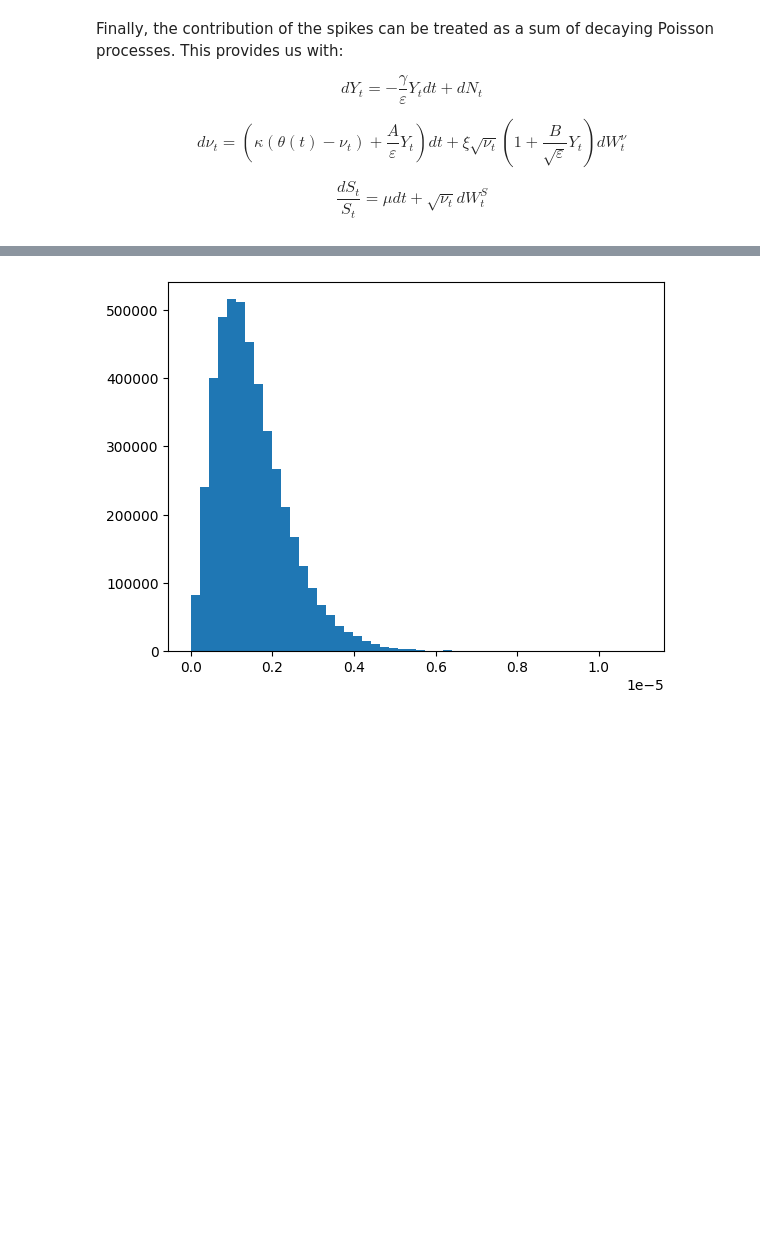
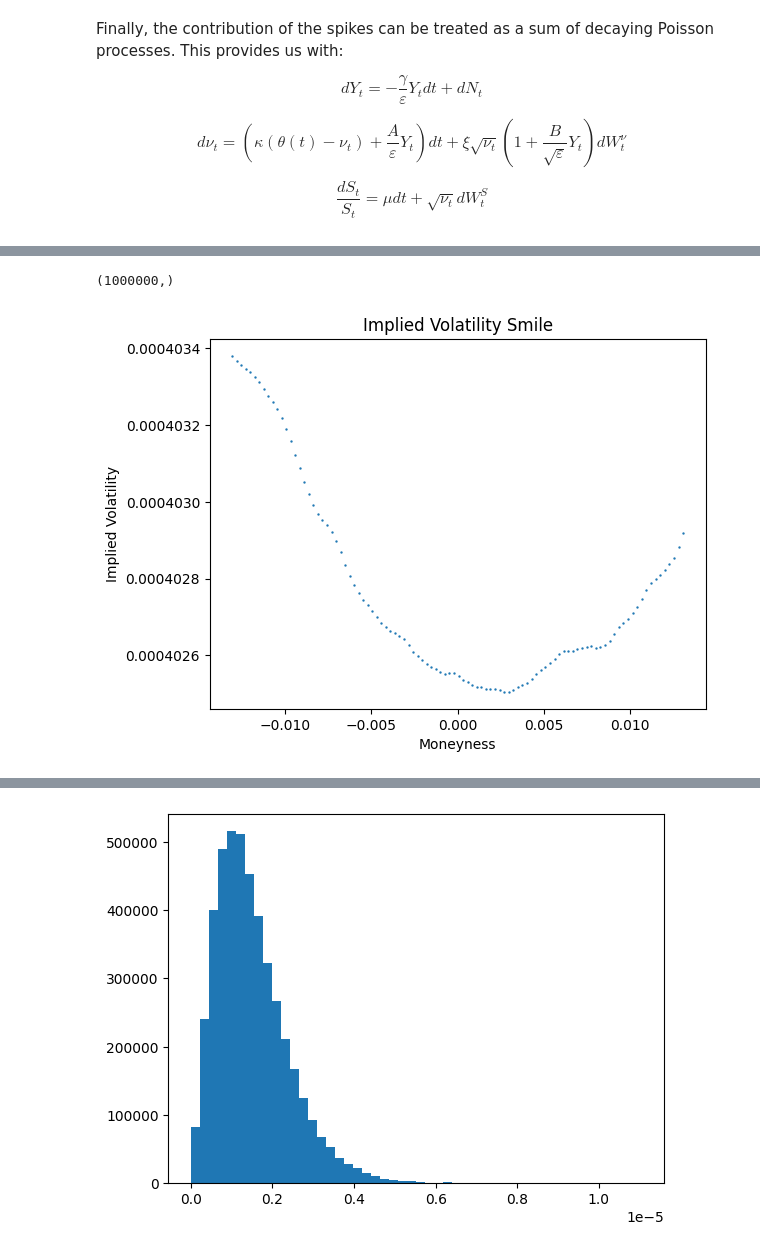
Before and after one commit to thomaskf99/m86, a Jupyter notebook: boundary_layer.ipynb, the cells around one changed output, grey strips where cells are left out. Drawn from its saved outputs; the diff is of its cells as text; code cells hidden in the pictures; blank space fills up the shorter version.

Commit message:
updated the boundary layer IV smile

```diff
--- a/boundary_layer.ipynb
+++ b/boundary_layer.ipynb
@@ -180 +181,52 @@ for i in tqdm(range(100000)):
     final_var[i] = j[1][-1]
+# %%
+final_vals.shape
+# %% [output]
+(1000000,)
+# %%
+import numpy as np
+import matplotlib.pyplot as plt
+from scipy.stats import norm
+from scipy.optimize import brentq
+
+# Inputs (make sure these already exist)
+S0 = np.mean(final_vals)  # or your actual initial stock price
+r = 0.0                   # risk-free rate
+T = 390.0                   # maturity (adjust if needed)
+
+# Strike grid
+K_vals = np.linspace(np.percentile(final_vals, 5), np.percentile(final_vals, 95), 100)
+
+# Monte Carlo call prices
+call_prices = np.array([
+    np.exp(-r*T) * np.mean(np.maximum(final_vals - K, 0))
+    for K in K_vals
+])
+
+# Black–Scholes call
+def bs_call(S, K, T, r, sigma):
+    d1 = (np.log(S/K) + (r + 0.5*sigma**2)*T)/(sigma*np.sqrt(T))
+    d2 = d1 - sigma*np.sqrt(T)
+    return S*norm.cdf(d1) - K*np.exp(-r*T)*norm.cdf(d2)
+
+# Implied volatility solver
+def implied_vol(price, S, K, T, r):
+    f = lambda sigma: bs_call(S, K, T, r, sigma) - price
+    try:
+        return brentq(f, 1e-6, 5.0)
+    except:
+        return np.nan
+
+iv_vals = np.array([
+    implied_vol(p, S0, K, T, r)
+    for p, K in zip(call_prices, K_vals)
+])
+
+# Plot volatility smile
+plt.scatter(np.log(S0/K_vals), iv_vals, s=.5)
+plt.xlabel("Moneyness")
+plt.ylabel("Implied Volatility")
+plt.title("Implied Volatility Smile")
+plt.show()
+# %% [output]
+[figure, added]
```
Also changed, not shown: parts of 10 cells of this notebook, 1 other file.
